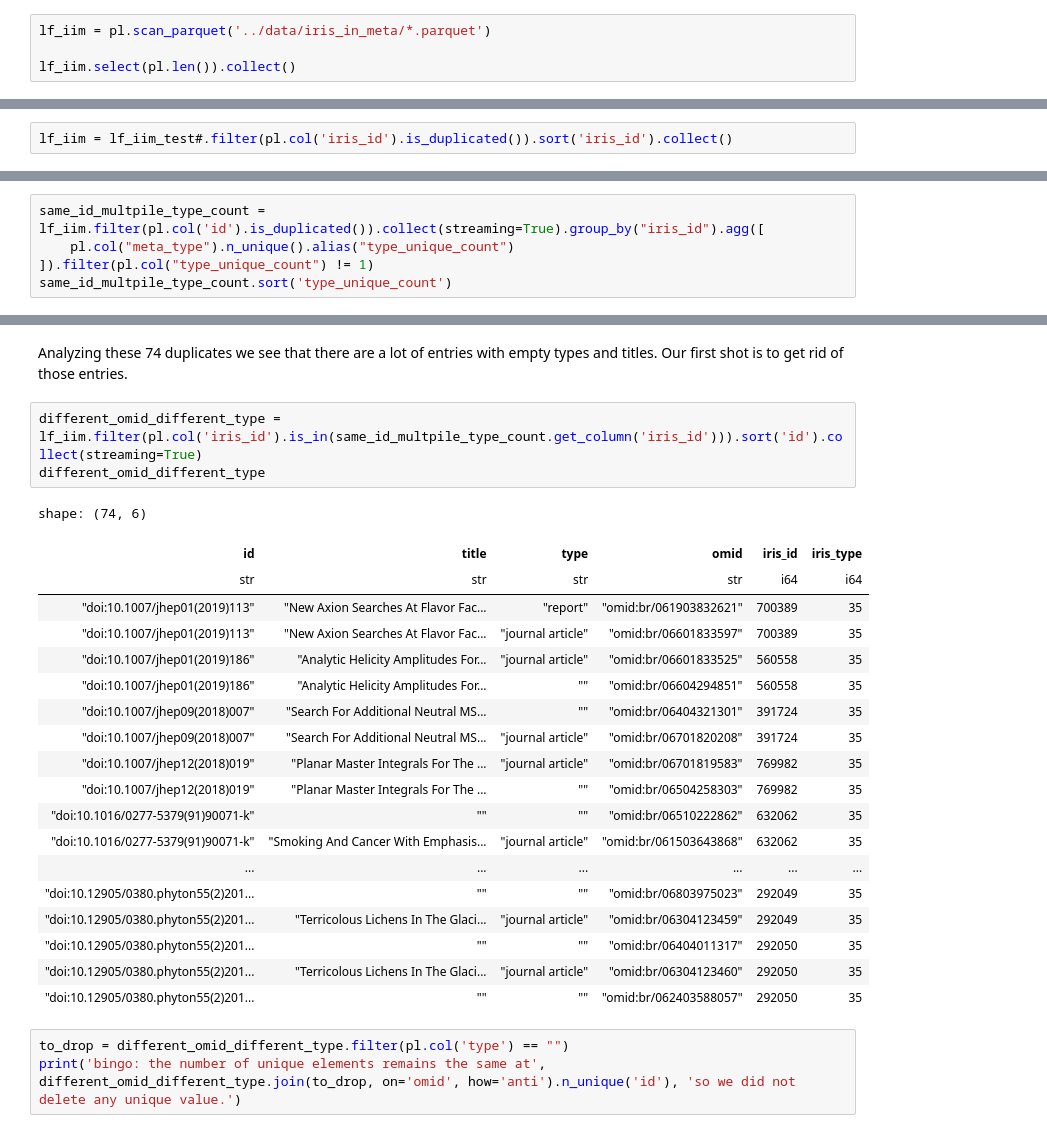
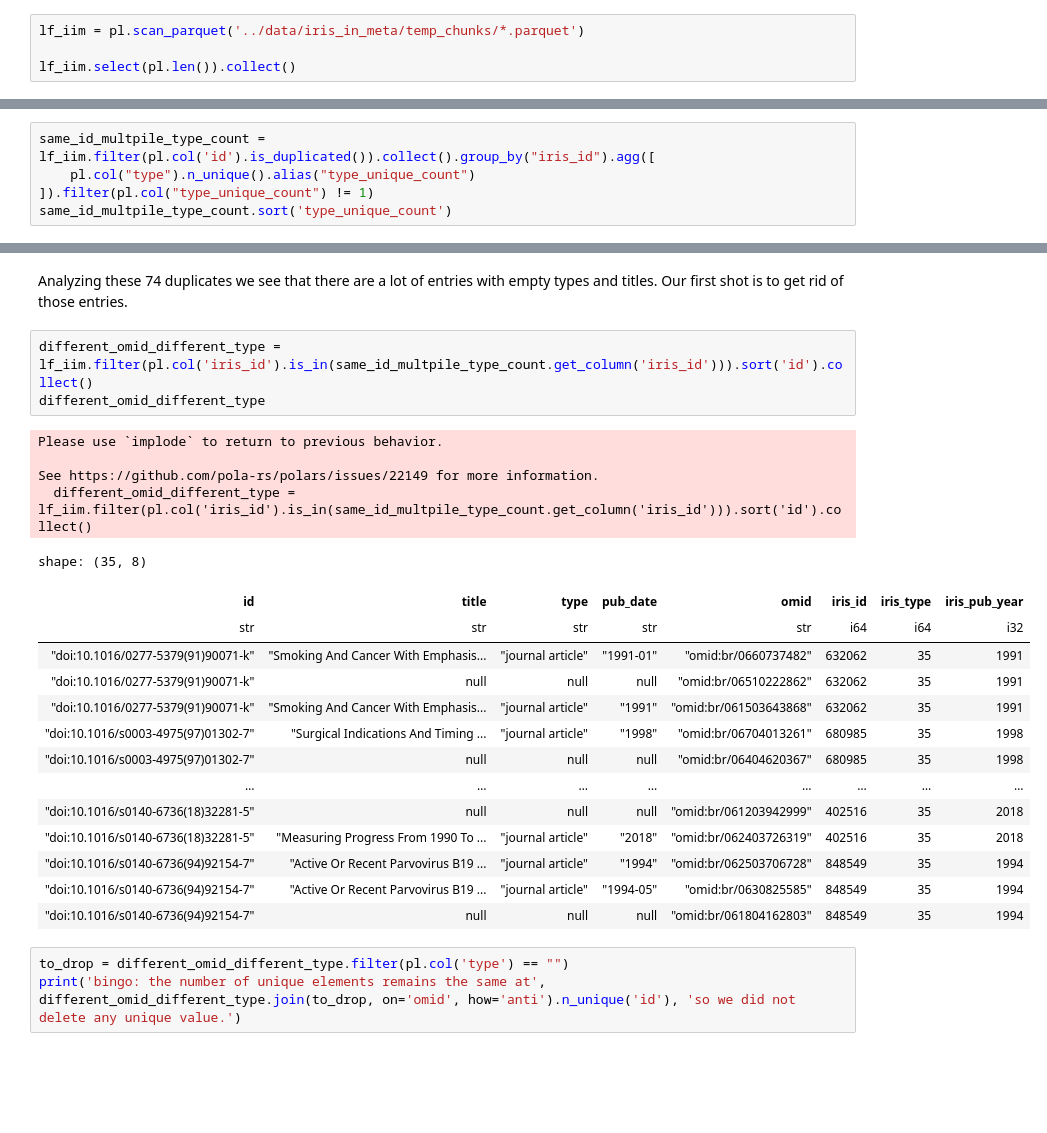
Before and after one commit to open-sci/2023-2024-atreides-code, a Jupyter notebook: notebooks/workflow.ipynb, the cells around one changed output, grey strips where cells are left out. Saved outputs shown, nothing was run; the diff lists cells and outputs as text; blank space fills up the shorter version.

```diff
--- a/notebooks/workflow.ipynb
+++ b/notebooks/workflow.ipynb
@@ -727,7 +708,7 @@ process_meta_zip(meta_path)
 # %% [markdown]
 Analysing the Iris in Meta dataset, we see that another source of problems come from the Meta dataset itself, in which some of the entries have different OMID ids but share the same external id. Talking about this with pr. Peroni, we learned that this is in fact an issue in the Meta dump (that will be resolved in the near future).
 # %%
-lf_iim = pl.scan_parquet('../data/iris_in_meta/*.parquet')
+lf_iim = pl.scan_parquet('../data/iris_in_meta/temp_chunks/*.parquet')
 
 lf_iim.select(pl.len()).collect()
 # %% [output]
@@ -754,2 +741,0 @@ shape: (0, 6)
-# %%
-lf_iim = lf_iim_test#.filter(pl.col('iris_id').is_duplicated()).sort('iris_id').collect()
@@ -794,8 +763,8 @@ shape: (0, 6)
 # %% [markdown]
 Out of these duplicates, we see that all but 28 elements have the same type. Let us deal with these cases first:
 # %%
-same_id_multpile_type_count = lf_iim.filter(pl.col('id').is_duplicated()).collect(streaming=True).group_by("iris_id").agg([
-    pl.col("meta_type").n_unique().alias("type_unique_count")
+same_id_multpile_type_count = lf_iim.filter(pl.col('id').is_duplicated()).collect().group_by("iris_id").agg([
+    pl.col("type").n_unique().alias("type_unique_count")
 ]).filter(pl.col("type_unique_count") != 1)
 same_id_multpile_type_count.sort('type_unique_count')
 # %% [output]
@@ -805,28 +785,27 @@ shape: (0, 2)
 # %% [markdown]
 Analyzing these 74 duplicates we see that there are a lot of entries with empty types and titles. Our first shot is to get rid of those entries.
 # %%
-different_omid_different_type = lf_iim.filter(pl.col('iris_id').is_in(same_id_multpile_type_count.get_column('iris_id'))).sort('id').collect(streaming=True)
+different_omid_different_type = lf_iim.filter(pl.col('iris_id').is_in(same_id_multpile_type_count.get_column('iris_id'))).sort('id').collect()
 different_omid_different_type
 # %% [output]
-shape: (74, 6)
+Please use `implode` to return to previous behavior.
+
+See https://github.com/pola-rs/polars/issues/22149 for more information.
+  different_omid_different_type = lf_iim.filter(pl.col('iris_id').is_in(same_id_multpile_type_count.get_column('iris_id'))).sort('id').collect()
+shape: (35, 8)
-| id | title | type | omid | iris_id | iris_type |
-| str | str | str | str | i64 | i64 |
-| "doi:10.1007/jhep01(2019)113" | "New Axion Searches At Flavor Fac... | "report" | "omid:br/061903832621" | 700389 | 35 |
-| "doi:10.1007/jhep01(2019)113" | "New Axion Searches At Flavor Fac... | "journal article" | "omid:br/06601833597" | 700389 | 35 |
-| "doi:10.1007/jhep01(2019)186" | "Analytic Helicity Amplitudes For... | "journal article" | "omid:br/06601833525" | 560558 | 35 |
-| "doi:10.1007/jhep01(2019)186" | "Analytic Helicity Amplitudes For... | "" | "omid:br/06604294851" | 560558 | 35 |
-| "doi:10.1007/jhep09(2018)007" | "Search For Additional Neutral MS... | "" | "omid:br/06404321301" | 391724 | 35 |
-| "doi:10.1007/jhep09(2018)007" | "Search For Additional Neutral MS... | "journal article" | "omid:br/06701820208" | 391724 | 35 |
-| "doi:10.1007/jhep12(2018)019" | "Planar Master Integrals For The ... | "journal article" | "omid:br/06701819583" | 769982 | 35 |
-| "doi:10.1007/jhep12(2018)019" | "Planar Master Integrals For The ... | "" | "omid:br/06504258303" | 769982 | 35 |
-| "doi:10.1016/0277-5379(91)90071-k" | "" | "" | "omid:br/06510222862" | 632062 | 35 |
-| "doi:10.1016/0277-5379(91)90071-k" | "Smoking And Cancer With Emphasis... | "journal article" | "omid:br/061503643868" | 632062 | 35 |
-| ... | ... | ... | ... | ... | ... |
-| "doi:10.12905/0380.phyton55(2)201... | "" | "" | "omid:br/06803975023" | 292049 | 35 |
-| "doi:10.12905/0380.phyton55(2)201... | "Terricolous Lichens In The Glaci... | "journal article" | "omid:br/06304123459" | 292049 | 35 |
-| "doi:10.12905/0380.phyton55(2)201... | "" | "" | "omid:br/06404011317" | 292050 | 35 |
-| "doi:10.12905/0380.phyton55(2)201... | "Terricolous Lichens In The Glaci... | "journal article" | "omid:br/06304123460" | 292050 | 35 |
-| "doi:10.12905/0380.phyton55(2)201... | "" | "" | "omid:br/062403588057" | 292050 | 35 |
+| id | title | type | pub_date | omid | iris_id | iris_type | iris_pub_year |
+| str | str | str | str | str | i64 | i64 | i32 |
+| "doi:10.1016/0277-5379(91)90071-k" | "Smoking And Cancer With Emphasis... | "journal article" | "1991-01" | "omid:br/0660737482" | 632062 | 35 | 1991 |
+| "doi:10.1016/0277-5379(91)90071-k" | null | null | null | "omid:br/06510222862" | 632062 | 35 | 1991 |
+| "doi:10.1016/0277-5379(91)90071-k" | "Smoking And Cancer With Emphasis... | "journal article" | "1991" | "omid:br/061503643868" | 632062 | 35 | 1991 |
+| "doi:10.1016/s0003-4975(97)01302-7" | "Surgical Indications And Timing ... | "journal article" | "1998" | "omid:br/06704013261" | 680985 | 35 | 1998 |
+| "doi:10.1016/s0003-4975(97)01302-7" | null | null | null | "omid:br/06404620367" | 680985 | 35 | 1998 |
+| … | … | … | … | … | … | … | … |
+| "doi:10.1016/s0140-6736(18)32281-5" | null | null | null | "omid:br/061203942999" | 402516 | 35 | 2018 |
+| "doi:10.1016/s0140-6736(18)32281-5" | "Measuring Progress From 1990 To ... | "journal article" | "2018" | "omid:br/062403726319" | 402516 | 35 | 2018 |
+| "doi:10.1016/s0140-6736(94)92154-7" | "Active Or Recent Parvovirus B19 ... | "journal article" | "1994" | "omid:br/062503706728" | 848549 | 35 | 1994 |
+| "doi:10.1016/s0140-6736(94)92154-7" | "Active Or Recent Parvovirus B19 ... | "journal article" | "1994-05" | "omid:br/0630825585" | 848549 | 35 | 1994 |
+| "doi:10.1016/s0140-6736(94)92154-7" | null | null | null | "omid:br/061804162803" | 848549 | 35 | 1994 |
 # %%
 to_drop = different_omid_different_type.filter(pl.col('type') == "")
 print('bingo: the number of unique elements remains the same at', different_omid_different_type.join(to_drop, on='omid', how='anti').n_unique('id'), 'so we did not delete any unique value.')
```
Also changed, not shown: parts of 44 cells of this notebook, 3 other files.
